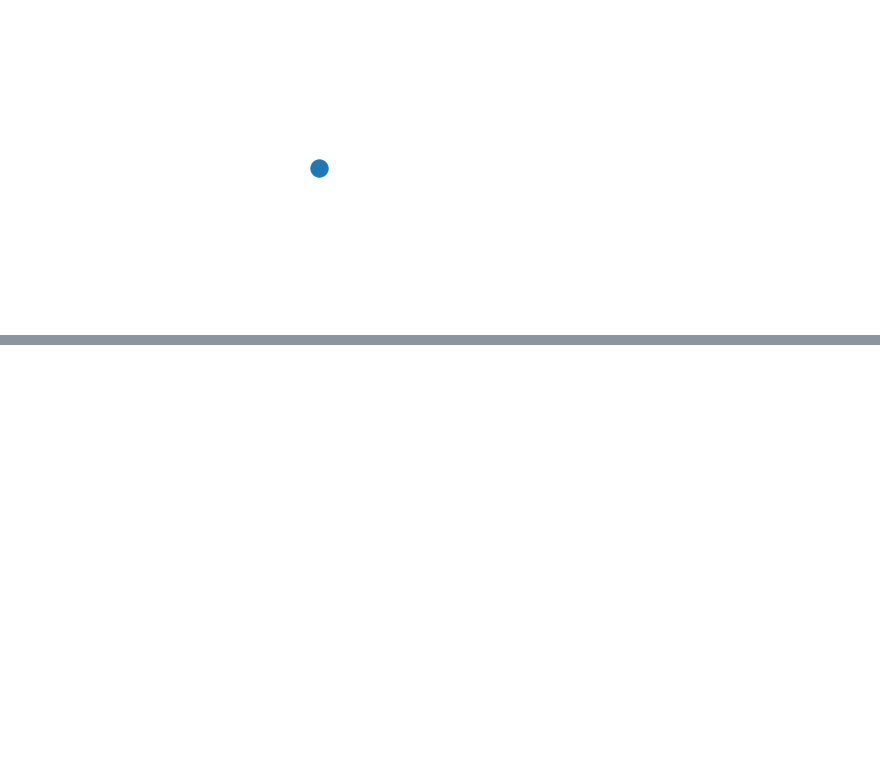
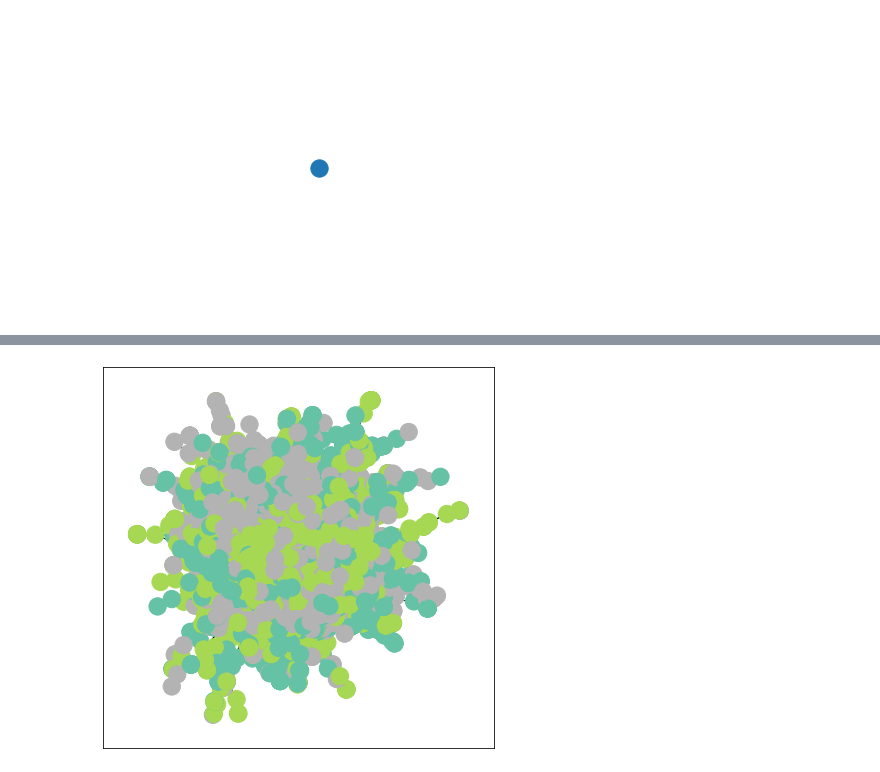
Before and after one commit to fsl42/CS224W, a Jupyter notebook: lec1.ipynb, the cells around one changed output, grey strips where cells are left out. Saved outputs shown, nothing was run; the diff lists cells and outputs as text; code cells hidden in the pictures; blank space fills up the shorter version.

```diff
--- a/lec1.ipynb
+++ b/lec1.ipynb
@@ -45,0 +126,9 @@ ValueError: too many values to unpack (expected 2)
+# %%
+from torch_geometric.utils import to_networkx
+from torch_geometric.datasets import Planetoid
+dataset = Planetoid(root='~/somewhere/pubmed', name='pubmed')
+data = dataset[0]
+G = to_networkx(data, to_undirected=True)
+# nx.draw(G)
+visualize(G, color=data.y)
+# %% [output]
@@ -45,0 +145 @@ ValueError: too many values to unpack (expected 2)
+[figure, added]
```
Also changed, not shown: parts of 17 cells of this notebook, 4 other files.
